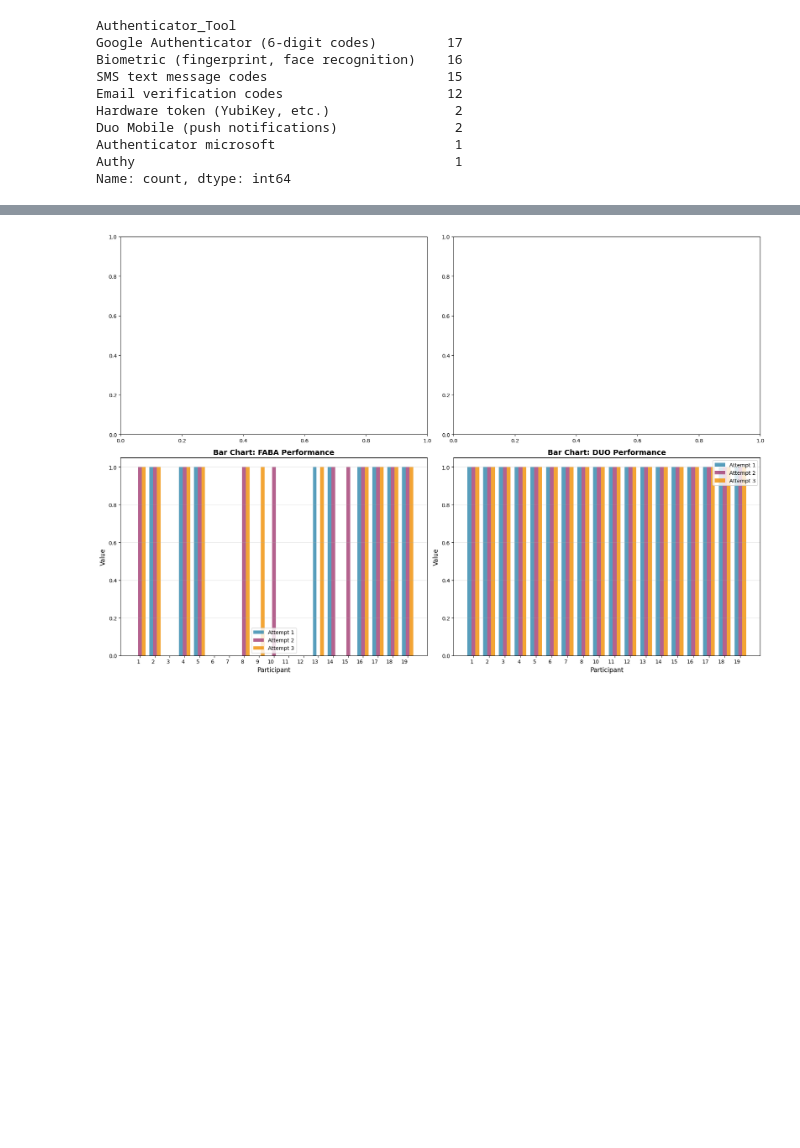
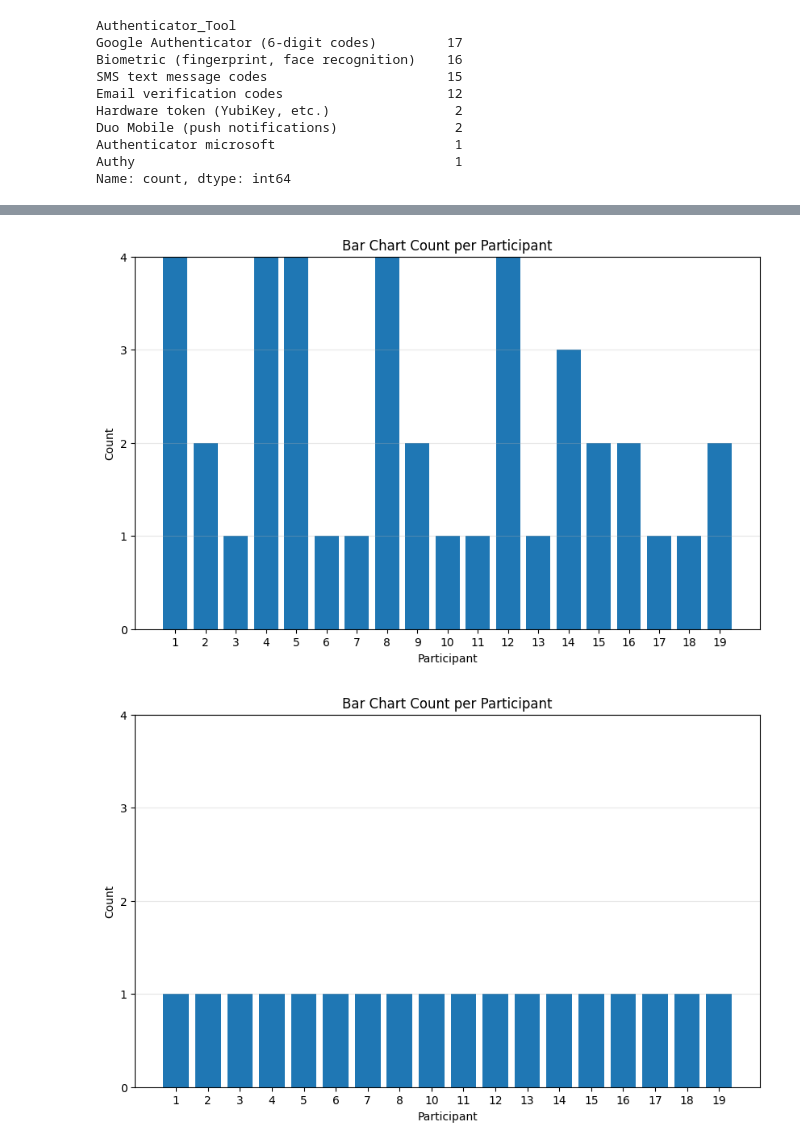
Before and after one commit to dbuiior/Auth_App_Redesign, a Jupyter notebook: data/descriptive.ipynb, the cells around one changed output, grey strips where cells are left out. Cells and saved outputs as stored; diff of their text form; code cells hidden in the pictures; blank space fills up the shorter version.

Commit message:
merging and finalizing h1, h2 visualization

```diff
--- a/data/descriptive.ipynb
+++ b/data/descriptive.ipynb
@@ -99,22 +100,18 @@ print(df_duo.columns)
 fig, axes = plt.subplots(2, 2, figsize=(18, 12))
 
 ax1 = axes[0, 0]
-df_plot_faba = df_faba.set_index('Participant')
+df_plot_faba = df_faba.set_index('Participant')[['Attempt_1','Attempt_2','Attempt_3']]
 sns.heatmap(df_plot_faba, annot=True, fmt='d', cmap='YlGnBu',
             cbar_kws={'label': 'Value'}, ax=ax1, linewidths=0.5)
 ax1.set_title('Heatmap: FABA', fontsize=14, fontweight='bold')
 ax1.set_ylabel('Participant', fontsize=12)
-# ax1.set_xlabel('Attempt', fontsize=12)
 
 ax2 = axes[0, 1]
-df_plot_duo = df_duo.set_index('Participant')
+df_plot_duo = df_duo.set_index('Participant')[['Attempt_1','Attempt_2','Attempt_3']]
 sns.heatmap(df_plot_duo, annot=True, fmt='d', cmap='YlOrRd',
             cbar_kws={'label': 'Value'}, ax=ax2, linewidths=0.5)
 ax2.set_title('Heatmap: DUO', fontsize=14, fontweight='bold')
 ax2.set_ylabel('Participant', fontsize=12)
-# ax2.set_xlabel('Attempt', fontsize=12)
-
-
 
 
 plt.tight_layout()
@@ -139,50 +136,39 @@ Index(['Participant', 'Attempt_1', 'Attempt_2', 'Attempt_3'], dtype='object')
 [figure]
 # %%
-#Bar Chart
-fig, axes = plt.subplots(2, 2, figsize=(18, 12))
+x = np.arange(len(df_faba))
 
-ax3 = axes[1, 0]
-x_faba = range(len(df_faba))
-width = 0.25
+plt.figure(figsize=(10,6))
 
-ax3.bar([i - width for i in x_faba], df_faba['Attempt_1'], width,
-        label='Attempt 1', alpha=0.8, color='#2E86AB')
-ax3.bar(x_faba, df_faba['Attempt_2'], width,
-        label='Attempt 2', alpha=0.8, color='#A23B72')
-ax3.bar([i + width for i in x_faba], df_faba['Attempt_3'], width,
-        label='Attempt 3', alpha=0.8, color='#F18F01')
+plt.bar(x, df_faba['count_attempt'])
 
-ax3.set_title('Bar Chart: FABA Performance', fontsize=14, fontweight='bold')
-ax3.set_xlabel('Participant', fontsize=12)
-ax3.set_ylabel('Value', fontsize=12)
-ax3.set_xticks(x_faba)
-ax3.set_xticklabels(df_faba['Participant'], ha='right')
-ax3.legend(loc='best')
-ax3.grid(True, alpha=0.3, axis='y')
+plt.xticks(x, df_faba['Participant'], ha='center')
+plt.xlabel('Participant')
+plt.ylabel('Count')
+plt.ylim(1, 4)
+plt.yticks([0,1, 2, 3, 4])
 
-ax4 = axes[1, 1]
-x_duo = range(len(df_duo))
+plt.title('Bar Chart Count per Participant')
+plt.grid(axis='y', alpha=0.3)
+plt.show()
 
-ax4.bar([i - width for i in x_duo], df_duo['Attempt_1'], width,
-        label='Attempt 1', alpha=0.8, color='#2E86AB')
-ax4.bar(x_duo, df_duo['Attempt_2'], width,
-        label='Attempt 2', alpha=0.8, color='#A23B72')
-ax4.bar([i + width for i in x_duo], df_duo['Attempt_3'], width,
-        label='Attempt 3', alpha=0.8, color='#F18F01')
+y = np.arange(len(df_duo))
 
-ax4.set_title('Bar Chart: DUO Performance', fontsize=14, fontweight='bold')
-ax4.set_xlabel('Participant', fontsize=12)
-ax4.set_ylabel('Value', fontsize=12)
-ax4.set_xticks(x_duo)
-ax4.set_xticklabels(df_duo['Participant'], ha='right')
-ax4.legend(loc='best')
-ax4.grid(True, alpha=0.3, axis='y')
+plt.figure(figsize=(10,6))
 
+plt.bar(y, df_duo['count_attempt'])
 
-plt.tight_layout()
+plt.xticks(y, df_duo['Participant'], ha='center')
+plt.xlabel('Participant')
+plt.ylabel('Count')
+plt.ylim(1, 4)
+plt.yticks([0, 1, 2, 3, 4])
+
+plt.title('Bar Chart Count per Participant')
+plt.grid(axis='y', alpha=0.3)
 plt.show()
 # %% [output]
-[figure, old version]
+[figure, new version]
+[figure, added]
 # %%
 df_forms.plot(
     x="Participant",
```
Also changed, not shown: parts of 3 cells of this notebook, 2 other files.
